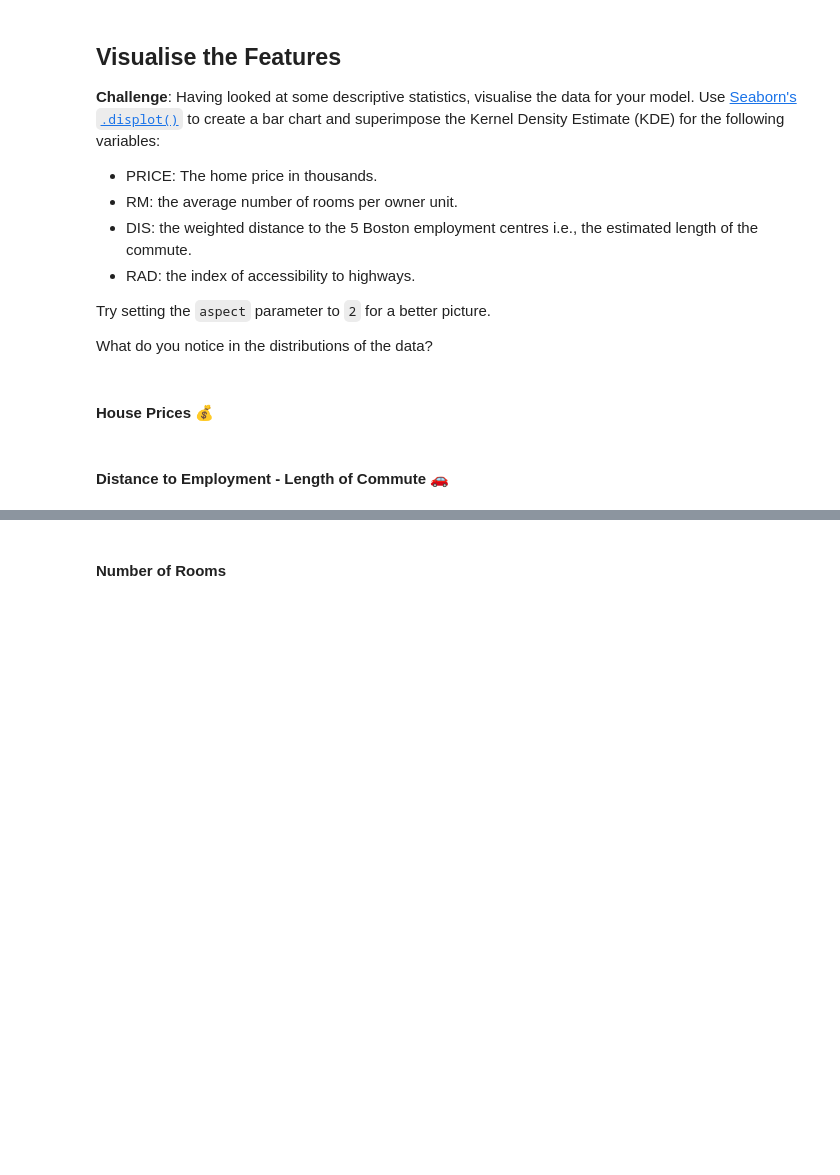
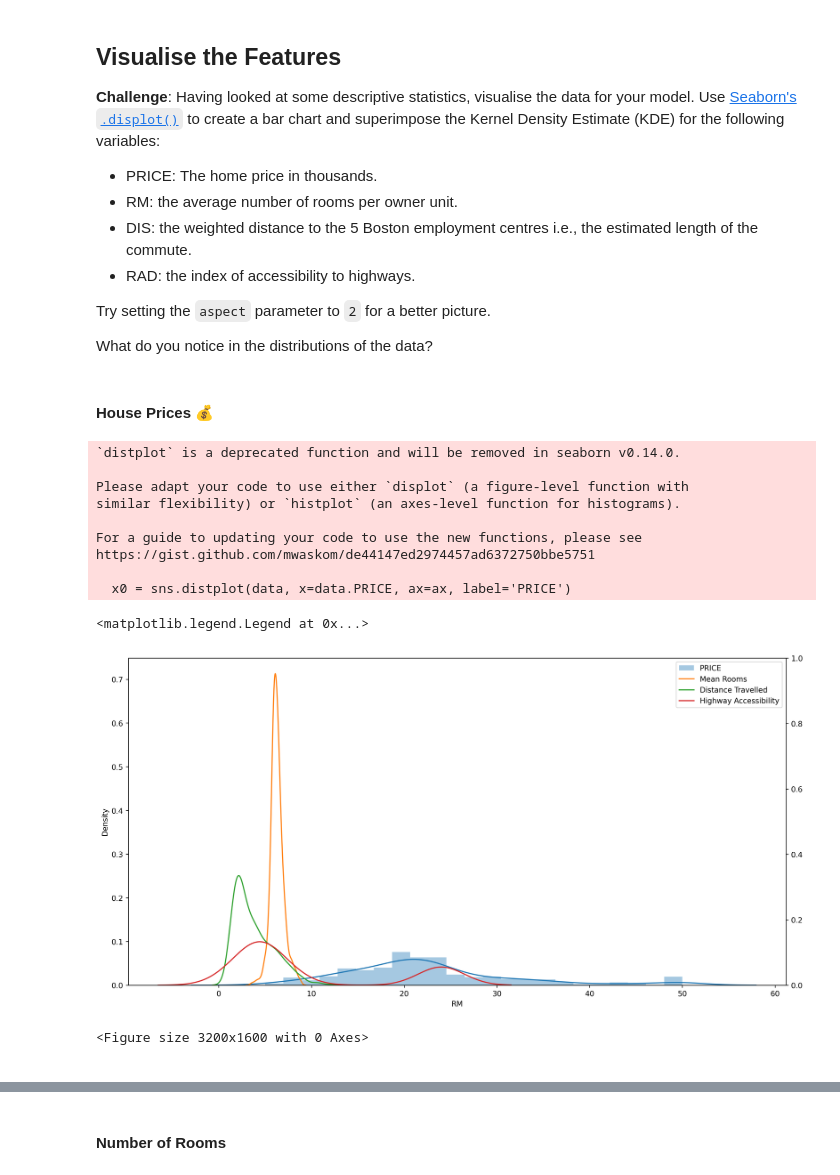
Before and after one commit to RoyAWilson/100_Days_of_Code_Day_81, a Jupyter notebook: Multivariable_Regression_and_Valuation_Model_(start).ipynb, the cells around one changed output, grey strips where cells are left out. Drawn from its saved outputs; the diff is of its cells as text; code cells hidden in the pictures; blank space fills up the shorter version.

```diff
--- a/Multivariable_Regression_and_Valuation_Model_(start).ipynb
+++ b/Multivariable_Regression_and_Valuation_Model_(start).ipynb
@@ -217,5 +226,28 @@ Try setting the `aspect` parameter to `2` for a better picture.
 What do you notice in the distributions of the data?
 # %% [markdown]
 #### House Prices 💰
+# %%
+fig, ax = plt.subplots(figsize=(16, 8), dpi=250)
+plt.figure(figsize=(16, 8),dpi=200)
+ax_2 = ax.twinx()
+x0 = sns.distplot(data, x=data.PRICE, ax=ax, label='PRICE')
+x2 = sns.kdeplot(data, x='RM', ax=ax, label='Mean Rooms')
+x3 = sns.kdeplot(data, x='DIS', ax=ax, label = 'Distance Travelled')
+x4 = sns.kdeplot(data, x='RAD', ax=ax, label = 'Highway Accessibility')
+x0.legend()
+# plt.show()
+# %% [output]
+`distplot` is a deprecated function and will be removed in seaborn v0.14.0.
+
+Please adapt your code to use either `displot` (a figure-level function with
+similar flexibility) or `histplot` (an axes-level function for histograms).
+
+For a guide to updating your code to use the new functions, please see
+https://gist.github.com/mwaskom/de44147ed2974457ad6372750bbe5751
+
+  x0 = sns.distplot(data, x=data.PRICE, ax=ax, label='PRICE')
+<matplotlib.legend.Legend at 0x...>
+[figure, added]
+<Figure size 3200x1600 with 0 Axes>
 # %% [markdown]
-#### Distance to Employment - Length of Commute 🚗
+<!-- #### Distance to Employment - Length of Commute 🚗 -->
```
Also changed, not shown: parts of 17 cells of this notebook, 1 other file.
